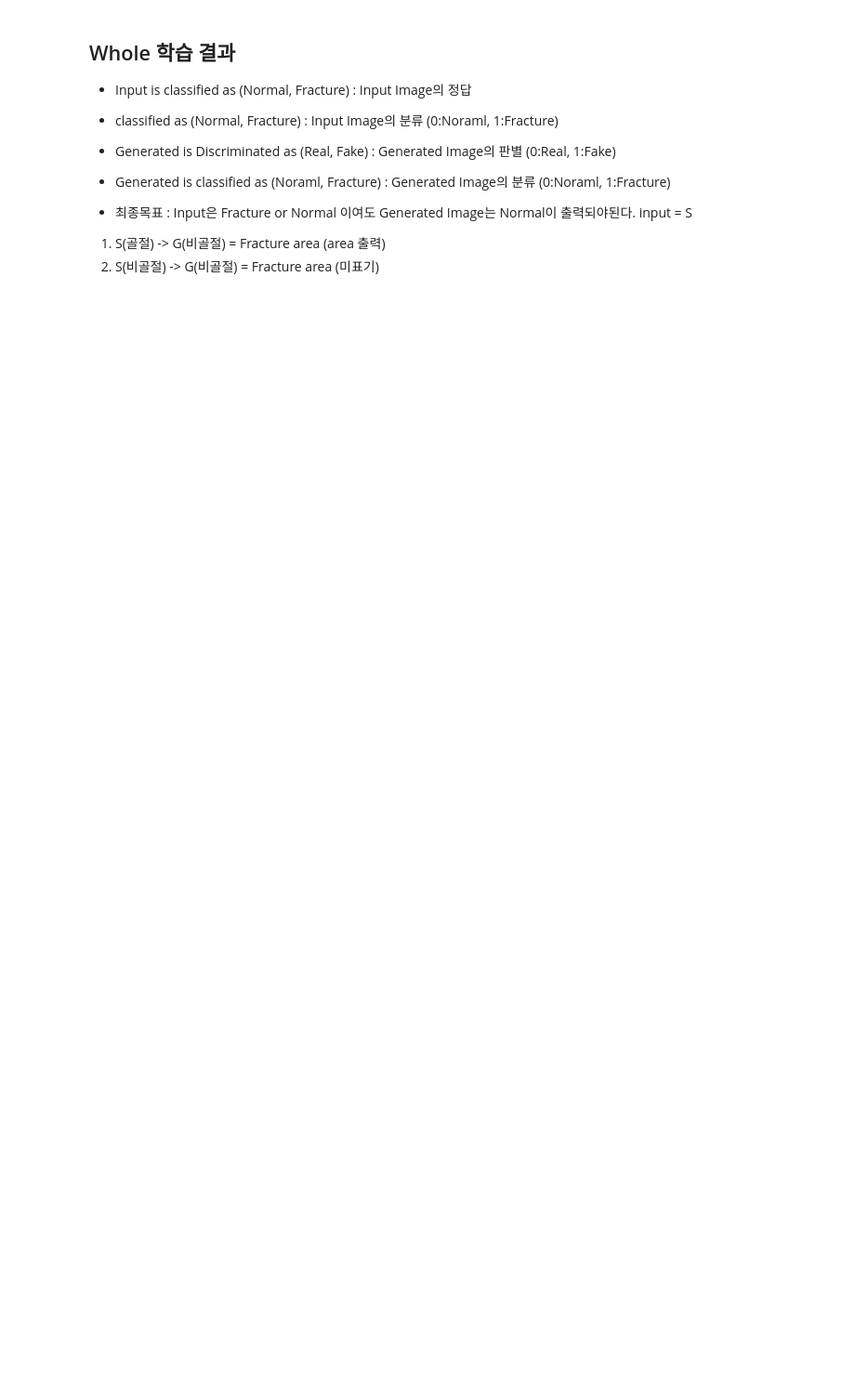
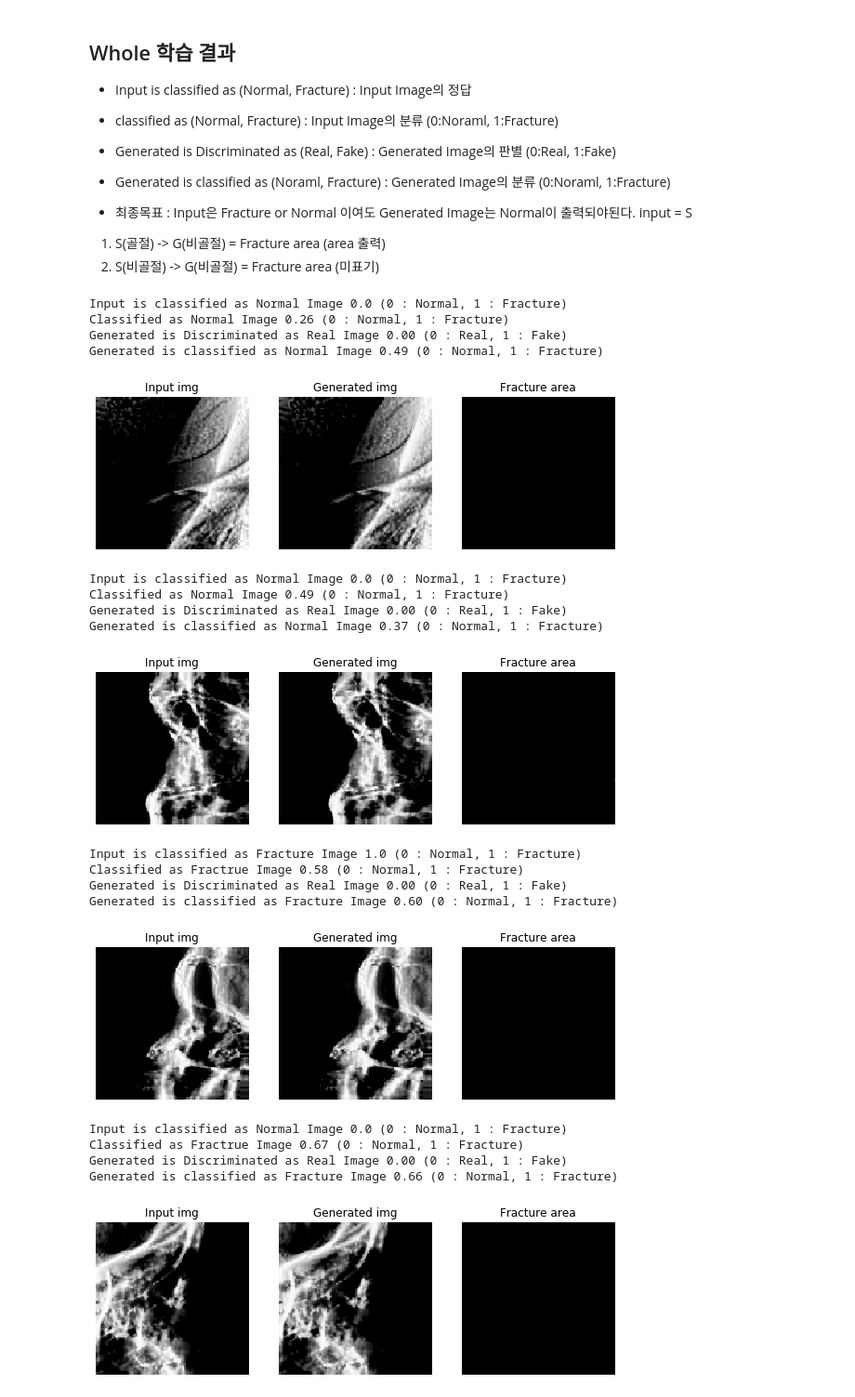
Before and after one commit to hiwony7933/whole, a Jupyter notebook: 5.sum_model_tanh.ipynb, the cells around one changed output. Shown at 93% size. Cells and saved outputs as stored; diff of their text form; code cells hidden in the pictures; blank space fills up the shorter version.

```diff
--- a/5.sum_model_tanh.ipynb
+++ b/5.sum_model_tanh.ipynb
@@ -756,10 +895,10 @@ def show_result(target_data=X_test, count=10, threshold=0.2):
             print('Input is classified as Fracture Image %.1f' % Y_test[i], '(0 : Normal, 1 : Fracture)')
 
         # classify  0 normal, 1 fracture
-        if c_out[0][1] <= 0.5 :
-            print('Classified as Normal Image %.2f' % c_out[0][1], '(0 : Normal, 1 : Fracture)')
+        if c_out <= 0.5 :
+            print('Classified as Normal Image %.2f' % c_out, '(0 : Normal, 1 : Fracture)')
         else :
-            print('Classified as Fractrue Image %.2f' % c_out[0][1], '(0 : Normal, 1 : Fracture)')
+            print('Classified as Fractrue Image %.2f' % c_out, '(0 : Normal, 1 : Fracture)')
 
         # discriminator 0 real 1 fake 디스크리미네이터의 진짜와 가짜
         d_out_ = np.argmax(d_out, axis = 1)
@@ -769,10 +908,10 @@ def show_result(target_data=X_test, count=10, threshold=0.2):
             print('Generated is Discriminated as Fake Image %.2f' % d_out_, '(0 : Real, 1 : Fake)')
 
         # generator_classify 0 normal, 1 fracture
-        if c_out_g_in[0][1] <= 0.5 :
-            print('Generated is classified as Normal Image %.2f' % c_out_g_in[0][1], '(0 : Normal, 1 : Fracture)')
+        if c_out_g_in <= 0.5 :
+            print('Generated is classified as Normal Image %.2f' % c_out_g_in, '(0 : Normal, 1 : Fracture)')
         else :
-            print('Generated is classified as Fracture Image %.2f' % c_out_g_in[0][1], '(0 : Normal, 1 : Fracture)')
+            print('Generated is classified as Fracture Image %.2f' % c_out_g_in, '(0 : Normal, 1 : Fracture)')
 
 
         plt.figure(figsize=(10,10))
@@ -796,4 +935,25 @@ def show_result(target_data=X_test, count=10, threshold=0.2):
 #cmap=plt.cm.binary
 # show_result(X_test)
 # %%
-show_result(X_test, threshold=2.0)
+show_result(X_test)
+# %% [output]
+Input is classified as Normal Image 0.0 (0 : Normal, 1 : Fracture)
+Classified as Normal Image 0.26 (0 : Normal, 1 : Fracture)
+Generated is Discriminated as Real Image 0.00 (0 : Real, 1 : Fake)
+Generated is classified as Normal Image 0.49 (0 : Normal, 1 : Fracture)
+[figure, added]
+Input is classified as Normal Image 0.0 (0 : Normal, 1 : Fracture)
+Classified as Normal Image 0.49 (0 : Normal, 1 : Fracture)
+Generated is Discriminated as Real Image 0.00 (0 : Real, 1 : Fake)
+Generated is classified as Normal Image 0.37 (0 : Normal, 1 : Fracture)
+[figure, added]
+Input is classified as Fracture Image 1.0 (0 : Normal, 1 : Fracture)
+Classified as Fractrue Image 0.58 (0 : Normal, 1 : Fracture)
+Generated is Discriminated as Real Image 0.00 (0 : Real, 1 : Fake)
+Generated is classified as Fracture Image 0.60 (0 : Normal, 1 : Fracture)
+[figure, added]
+Input is classified as Normal Image 0.0 (0 : Normal, 1 : Fracture)
+Classified as Fractrue Image 0.67 (0 : Normal, 1 : Fracture)
+Generated is Discriminated as Real Image 0.00 (0 : Real, 1 : Fake)
+Generated is classified as Fracture Image 0.66 (0 : Normal, 1 : Fracture)
+[figure, added]
```
Also changed, not shown: parts of 26 cells of this notebook.
